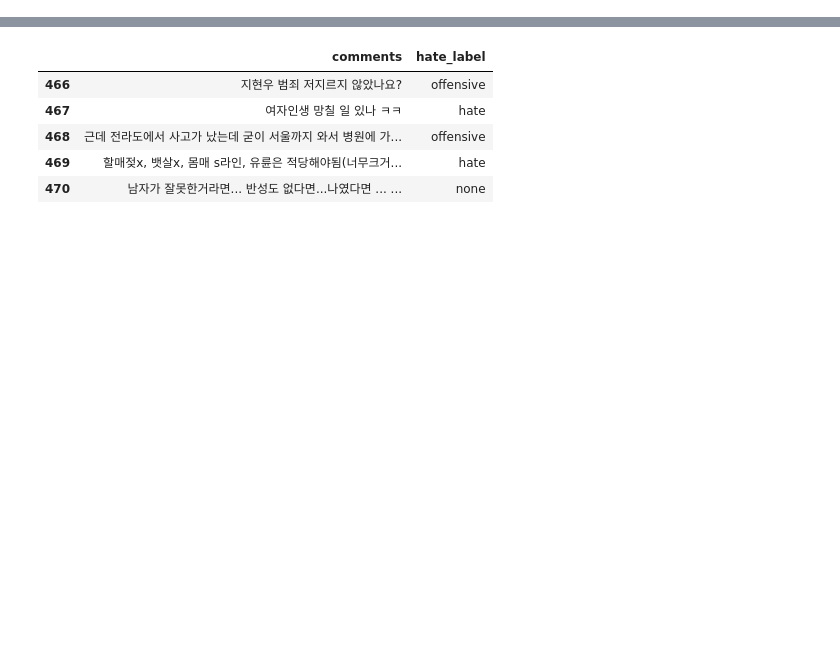
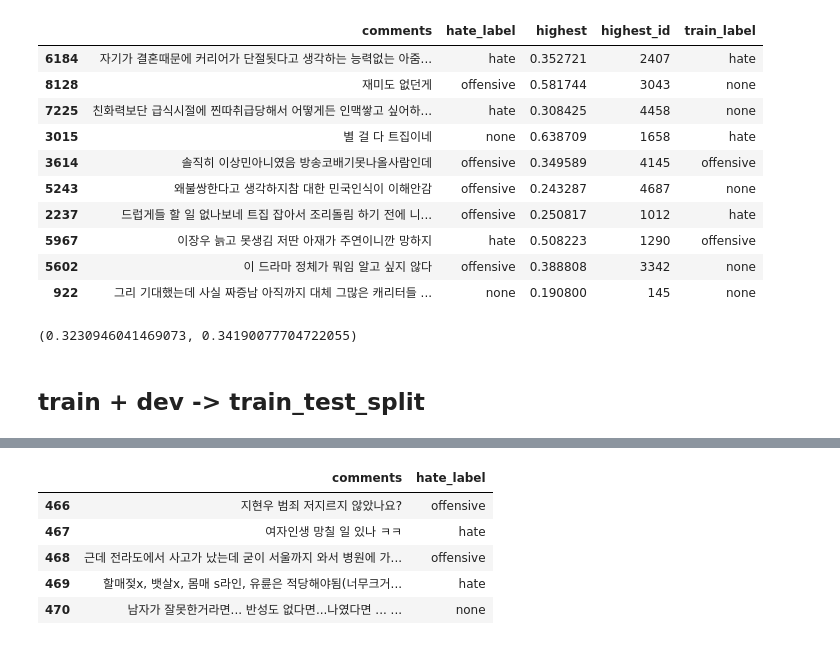
Before and after one commit to hayoon/nlp_hate_speech, a Jupyter notebook: code/yeji/07_similarity.ipynb, the cells around one changed output, grey strips where cells are left out. Saved outputs shown, nothing was run; the diff lists cells and outputs as text; code cells hidden in the pictures; blank space fills up the shorter version.

```diff
--- a/code/yeji/07_similarity.ipynb
+++ b/code/yeji/07_similarity.ipynb
@@ -45,0 +215,26 @@ hate_avg = np.mean(tfidf_hate)
+# %%
+from sklearn.model_selection import train_test_split
+
+msg_train, msg_test, class_train, class_test = train_test_split(train['comments'], train['hate_label'], test_size=0.2, random_state=113)
+# %%
+tfidf_vect = TfidfVectorizer(tokenizer=t_tokenizer, sublinear_tf=True, ngram_range=(1,3), min_df=3, max_df=0.9)
+tfidf_train = tfidf_vect.fit_transform(msg_train)
+tfidf_test = tfidf_vect.transform(msg_test)
+# %%
+from sklearn.metrics.pairwise import cosine_similarity
+
+cos_sim = cosine_similarity(tfidf_test, tfidf_train)
+
+highest = []
+item_idx = []
+for each in cos_sim:
+    highest.append(max(each))
+    item_idx.append(np.where(each==max(each)))
+
+item = []
+for each in item_idx:
+    item.append((each[0][0]))
+
+train_label = []
+for each in item:
+    train_label.append(train['hate_label'][each])
@@ -45,0 +245,4 @@ hate_avg = np.mean(tfidf_hate)
+# %%
+dev_test = {'comments': msg_test, 'hate_label': class_test}
+test_df = pd.concat(dev_test, axis=1)
+test_df
@@ -45,0 +263,25 @@ hate_avg = np.mean(tfidf_hate)
+# %%
+test_df['highest'] = highest
+test_df['highest_id'] = item
+test_df['train_label'] = train_label
+test_df.tail(10)
+# %% [output]
+|  | comments | hate_label | highest | highest_id | train_label |
+| 6184 | 자기가 결혼때문에 커리어가 단절됫다고 생각하는 능력없는 아줌... | hate | 0.352721 | 2407 | hate |
+| 8128 | 재미도 없던게 | offensive | 0.581744 | 3043 | none |
+| 7225 | 친화력보단 급식시절에 찐따취급당해서 어떻게든 인맥쌓고 싶어하... | hate | 0.308425 | 4458 | none |
+| 3015 | 별 걸 다 트집이네 | none | 0.638709 | 1658 | hate |
+| 3614 | 솔직히 이상민아니였음 방송코배기못나올사람인데 | offensive | 0.349589 | 4145 | offensive |
+| 5243 | 왜불쌍한다고 생각하지참 대한 민국인식이 이해안감 | offensive | 0.243287 | 4687 | none |
+| 2237 | 드럽게들 할 일 없나보네 트집 잡아서 조리돌림 하기 전에 니... | offensive | 0.250817 | 1012 | hate |
+| 5967 | 이장우 늙고 못생김 저딴 아재가 주연이니깐 망하지 | hate | 0.508223 | 1290 | offensive |
+| 5602 | 이 드라마 정체가 뭐임 알고 싶지 않다 | offensive | 0.388808 | 3342 | none |
+| 922 | 그리 기대했는데 사실 짜증남 아직까지 대체 그많은 캐리터들 ... | none | 0.190800 | 145 | none |
+# %%
+from sklearn.metrics import accuracy_score, f1_score
+
+f1_score(test_df['hate_label'], test_df['train_label'], average='macro'), accuracy_score(test_df['hate_label'], test_df['train_label'])
+# %% [output]
+(0.3230946041469073, 0.34190077704722055)
+# %% [markdown]
+## train + dev -> train_test_split
```
Also changed, not shown: parts of 67 cells of this notebook, 4 other files.
